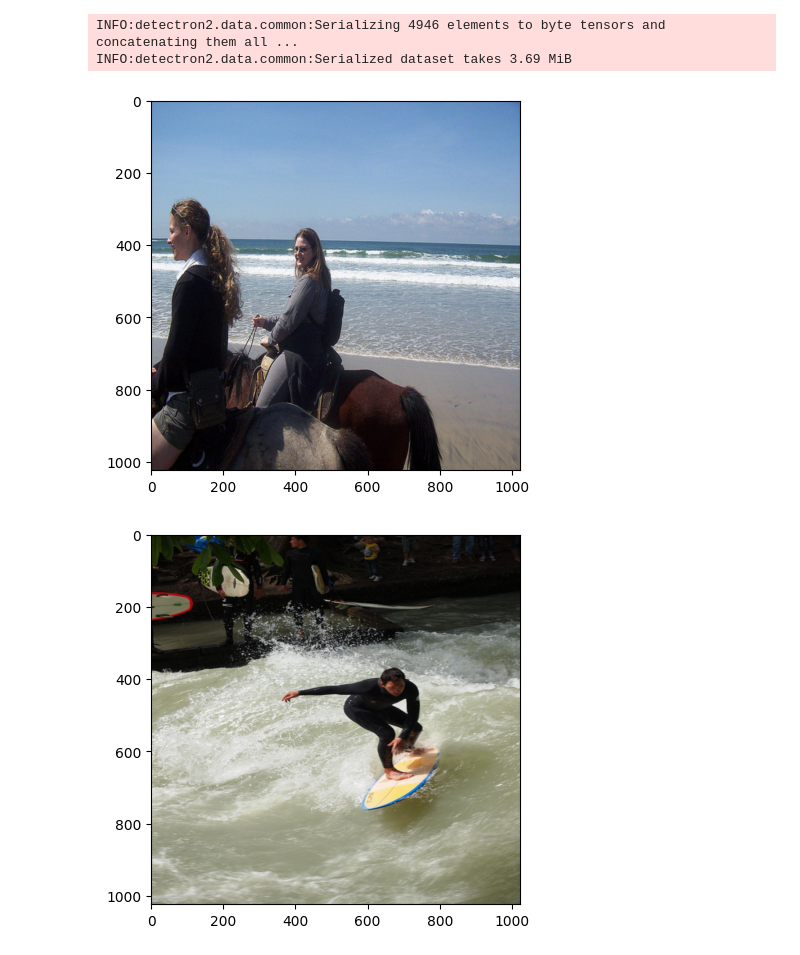
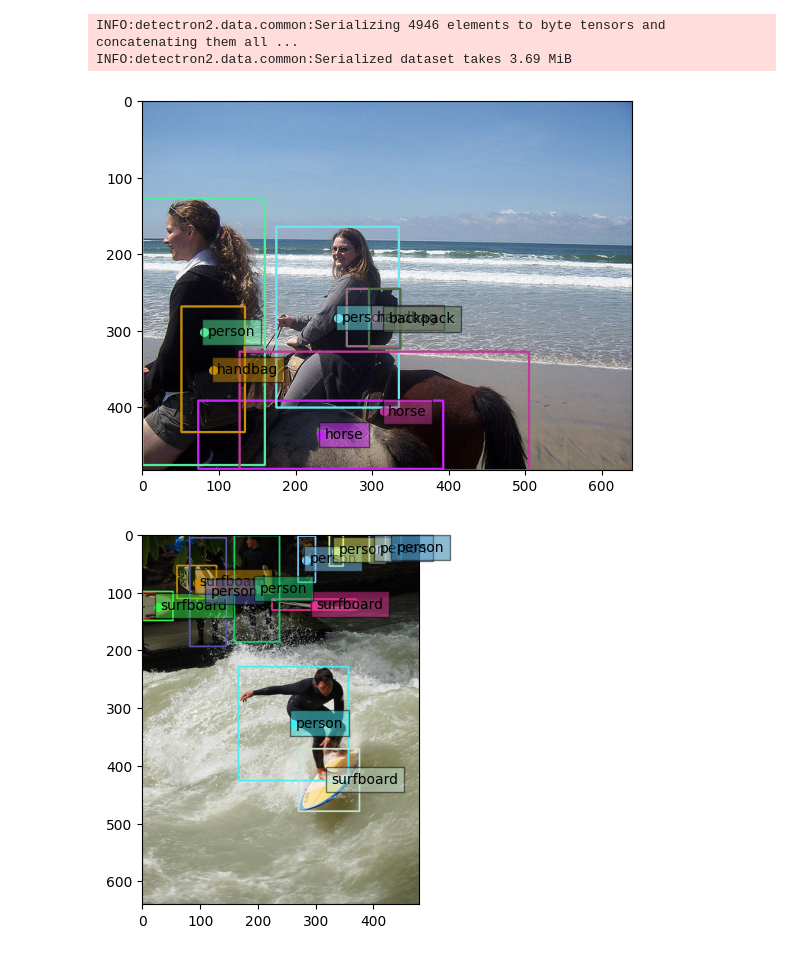
Before and after one commit to jdj2261/X-Decoder, a Jupyter notebook: notebooks/03_vcoco_valid_datasets.ipynb, the cells around one changed output. Cells and saved outputs as stored; diff of their text form; code cells hidden in the pictures.

```diff
--- a/notebooks/03_vcoco_valid_datasets.ipynb
+++ b/notebooks/03_vcoco_valid_datasets.ipynb
@@ -92,28 +92,61 @@ INFO:detectron2.data.common:Serialized dataset takes 3.69 MiB
 # %%
 import cv2, random
 import numpy as np
 from PIL import Image
 from datasets.utils.vcoco_utils import valid_obj_ids, get_coco_instance_ID_to_name
 from matplotlib import pyplot as plt
 
 def random_color():
     rdn = random.randint(1, 1000)
     b = int(rdn * 997) % 255
     g = int(rdn * 4447) % 255
     r = int(rdn * 6563) % 255
     return b, g, r
 
 
 for dataloader, dataset_name in zip(test_data_loader, dataset_names):
     with torch.no_grad():
-        for idx, batches in enumerate(dataloader):
-            if idx >= 3:
+        for idx, batch in enumerate(dataloader):
+            if idx >= 2:
                 break
-            for idx, batch_per_image in enumerate(batches):
-                target_img = batch_per_image["image"]
-                img = target_img.permute(1, 2, 0).detach().cpu().numpy()
+            for test in batch:
+                target_img = test["image"]
+                target = test["instances"]
+                img = Image.open(test["instances"]["filename"]).convert('RGB')
+                img = np.asarray(img)
+
+                obj_labels = []
+                labels = []
+                verb_names = []
+                ob_boxes = []
+                sub_boxes = []
+
+                obj_boxes = target['boxes'].cpu().numpy()
+
+                for idx in target['labels']:
+                    label_name = get_coco_instance_ID_to_name(valid_obj_ids[idx])
+                    labels.append(label_name)
+
+                for label, box in zip(labels, obj_boxes):
+                    color = random_color()
+                    box = box.astype(int)
+                    x1, y1, x2, y2 = box
+                    cv2.rectangle(img, (x1, y1), (x2, y2), color, 2)
+
+                    x = (x1 + x2) / 2
+                    y = (y1 + y2) / 2
+
+                    plt.scatter(x, y, 30, color=[i/255 for i in color])
+                    plt.text(
+                        x + 5,
+                        y + 5,
+                        label,
+                        fontsize=10,
+                        bbox=dict(facecolor=[i/255 for i in color], alpha=0.5),
+                        )
+
                 plt.imshow(img)
                 plt.show()
 # %% [output]
-[figure, old version]
+[figure, new version]
-[figure, old version]
+[figure, new version]
```
Also changed, not shown: parts of 2 cells of this notebook, 2 other files.
